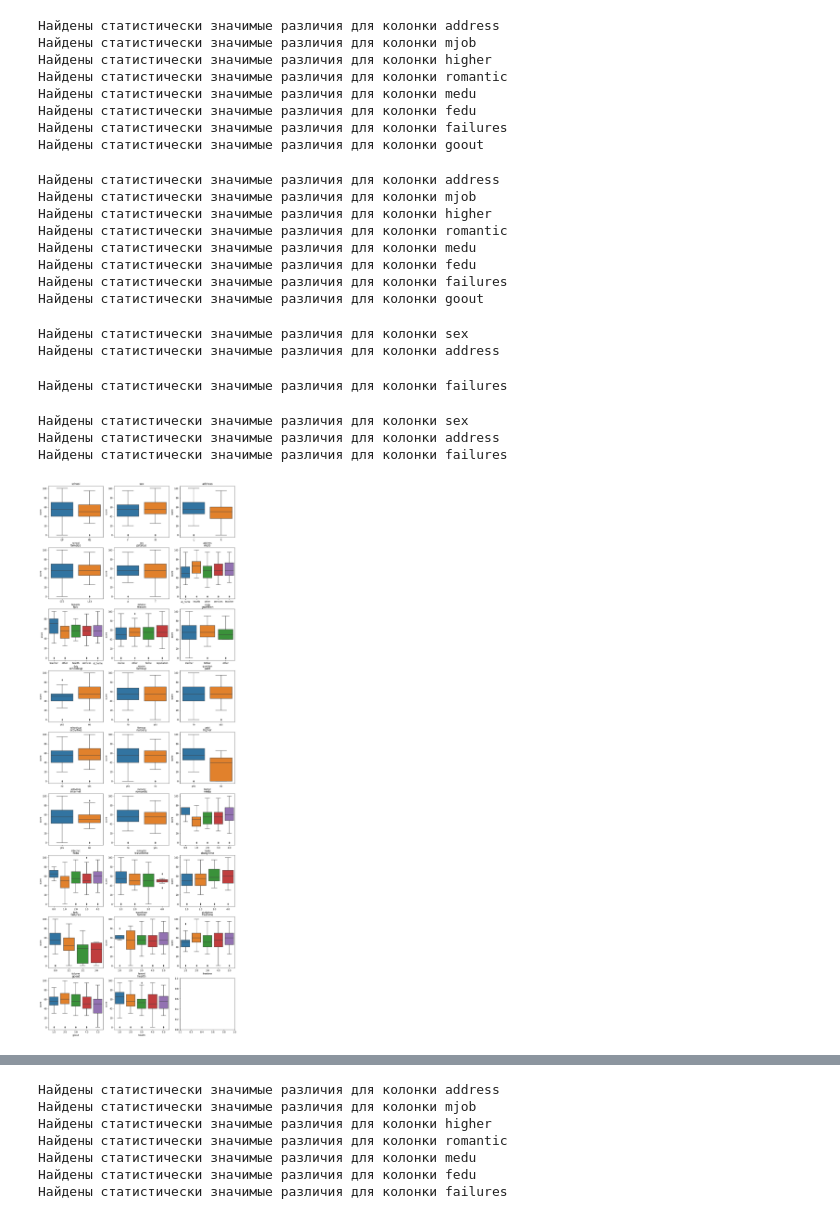
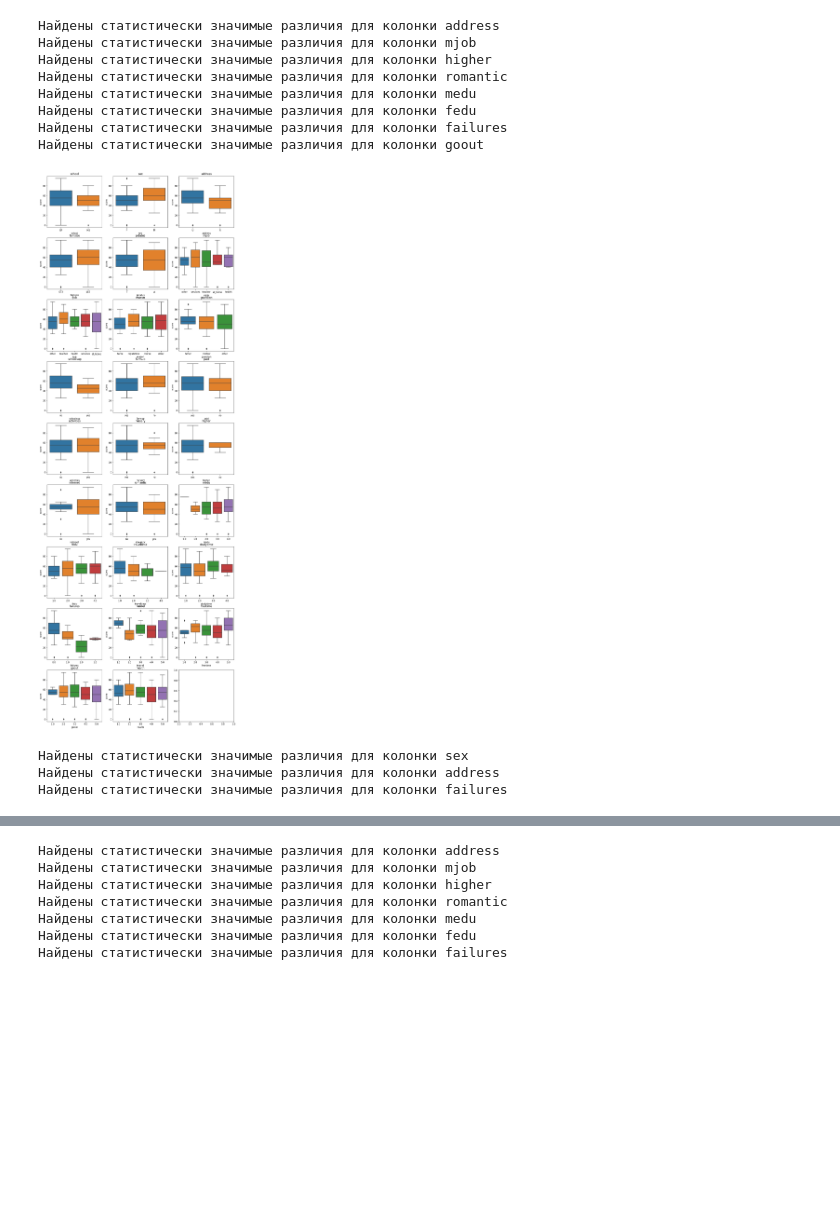
Before and after one commit to M1kaellAli/skcourse_projects, a Jupyter notebook: module_2/unit2.project2.ipynb, the cells around one changed output, grey strips where cells are left out. Drawn from its saved outputs; the diff is of its cells as text; code cells hidden in the pictures; blank space fills up the shorter version.

```diff
--- a/module_2/unit2.project2.ipynb
+++ b/module_2/unit2.project2.ipynb
@@ -180,3 +208,19 @@ def get_stat_dif_no_na(input_df, column):
+# %%
+# боксплоты для каждого столбца со всеми значениями
+def boxplots_by_column_full(inpit_df, final_obj_list):
+    rowc = int(len(final_obj_list)/3)+1
+    f, axes = plt.subplots(rowc, 3, figsize=(15, 5*rowc))
+
+    a = axes.ravel()
+    cnt_id = 0
+    for idx,ax in enumerate(a):
+        if (cnt_id >= len(final_obj_list)):
+            break
+        sns.boxplot(x=final_obj_list[idx], y='score',
+                data=inpit_df,
+               ax=ax)
+        ax.set_title(final_obj_list[cnt_id])
+        cnt_id = cnt_id + 1
 # %% [markdown]
 ### Колонки
 
@@ -1240,23 +1236,3 @@ for col in final_obj_list:
 Найдены статистически значимые различия для колонки fedu
 Найдены статистически значимые различия для колонки failures
 Найдены статистически значимые различия для колонки goout
-# %%
-for col in final_obj_list:
-    get_stat_dif(stud_df, col)
-# %% [output]
-Найдены статистически значимые различия для колонки address
-Найдены статистически значимые различия для колонки mjob
-Найдены статистически значимые различия для колонки higher
-Найдены статистически значимые различия для колонки romantic
-Найдены статистически значимые различия для колонки medu
-Найдены статистически значимые различия для колонки fedu
-Найдены статистически значимые различия для колонки failures
-Найдены статистически значимые различия для колонки goout
-# %%
-cleaned_df2 = clean_df(stud_df)
-for col in final_obj_list:
-    get_stat_dif222(cleaned_df2, col)
-# %% [output]
-Найдены статистически значимые различия для колонки sex
-Найдены статистически значимые различия для колонки address
-Найдены статистически значимые различия для колонки failures
@@ -1263,3 +1244,7 @@ for col in final_obj_list:
+# %%
+boxplots_by_column_full(cleaned_df2, final_obj_list)
+# %% [output]
+[figure, added]
 # %%
 for col in final_obj_list:
     get_stat_dif(cleaned_df2, col)
@@ -1286,4 +1254,0 @@ def boxplots_by_column(inpit_df, final_obj_list):
-# %%
-boxplots_by_column(stud_df, final_obj_list)
-# %% [output]
-[figure, removed]
```
Also changed, not shown: parts of 56 cells of this notebook, 1 other file.
